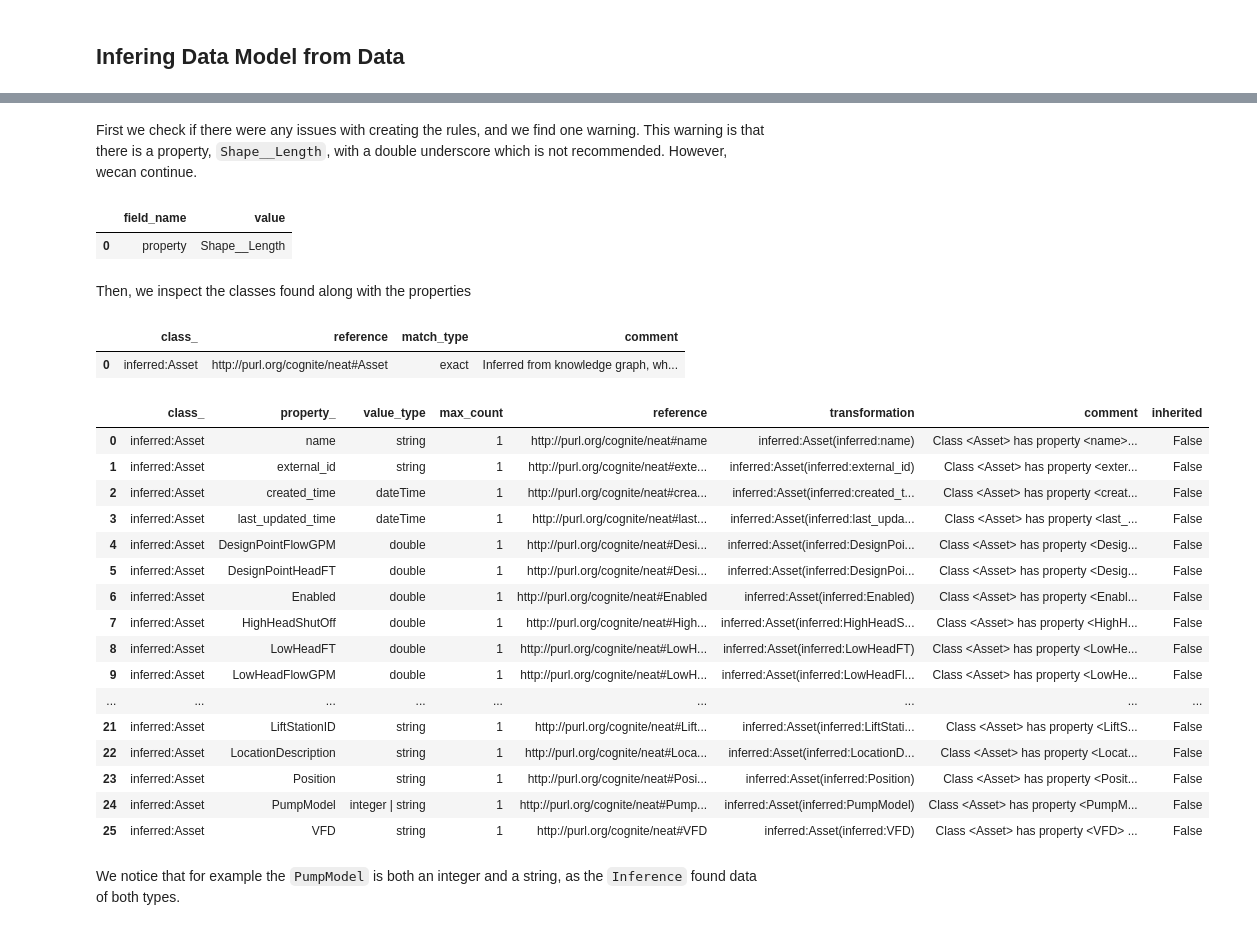
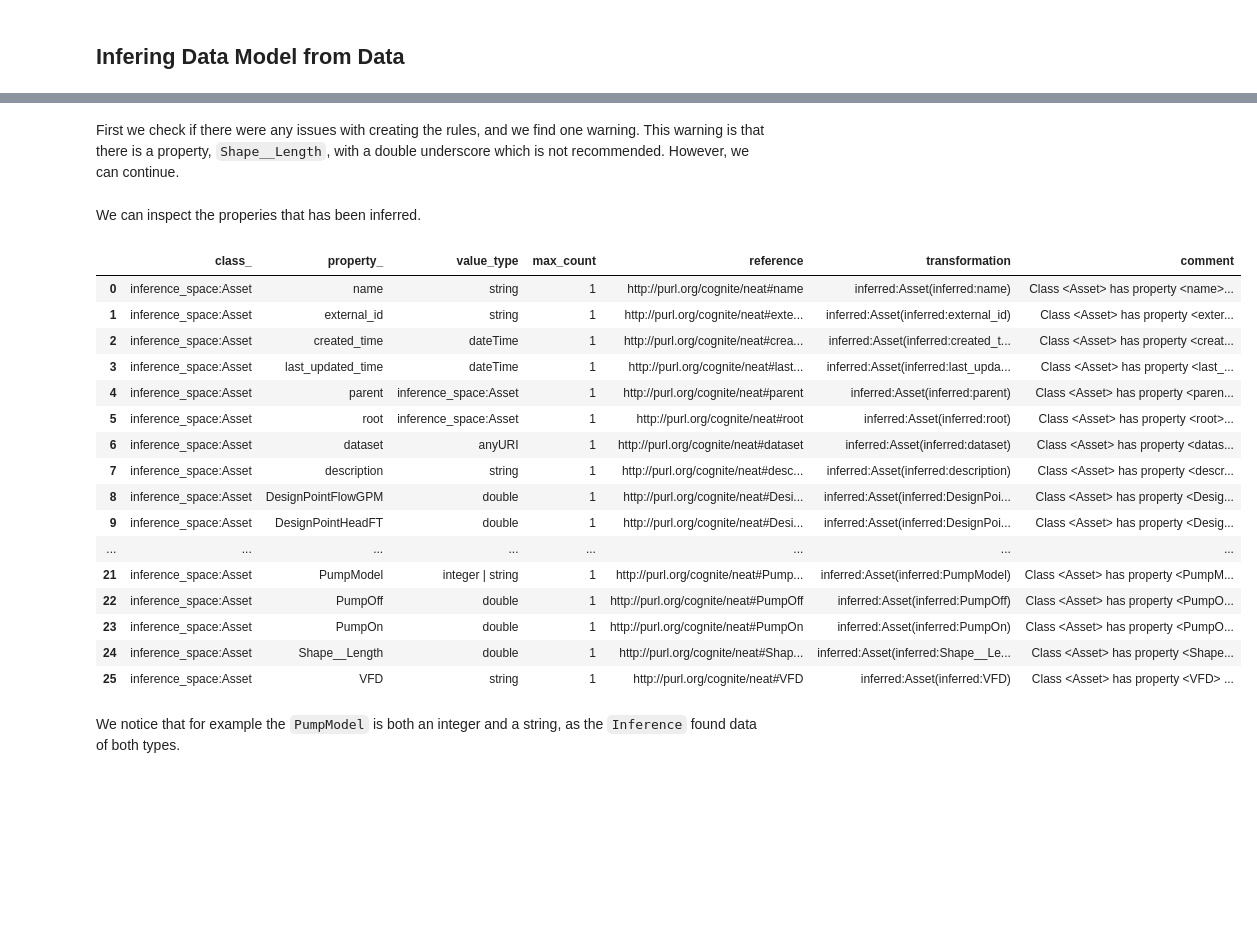
Before and after one commit to cognitedata/neat, a Jupyter notebook: docs/tutorials/data-onboarding/asset_hierarchy_migration.ipynb, the cells around one changed output, grey strips where cells are left out. Drawn from its saved outputs; the diff is of its cells as text; code cells hidden in the pictures; blank space fills up the shorter version.

```diff
--- a/docs/tutorials/data-onboarding/asset_hierarchy_migration.ipynb
+++ b/docs/tutorials/data-onboarding/asset_hierarchy_migration.ipynb
@@ -60,4 +28,4 @@ We see that there is a `.from_hierarchy` fatory method that fits well with what
 # %%
-client = get_cognite_client()
+client = get_cognite_client(".env")
 # %% [output]
 Found .env file in repository root. Loaded variables from .env file.
@@ -81,0 +32,3 @@ Provenance Provenance is a record of changes that have occurred in the graph sto
+# %%
+neat = NeatSession(client, storage="memory")
+neat
@@ -112,39 +74,29 @@ rules, issues = importer.to_rules()
 # %% [markdown]
 First we check if there were any issues with creating the rules, and we find one warning. This warning
 is that there is a property, `Shape__Length`, with a double underscore which is not recommended. However,
-wecan continue.
+we can continue.
-# %%
-issues
-# %% [output]
-|  | field_name | value |
-| 0 | property | Shape__Length |
-# %% [markdown]
-Then, we inspect the classes found along with the properties
-# %%
-rules.classes
-# %% [output]
-|  | class_ | reference | match_type | comment |
-| 0 | inferred:Asset | http://purl.org/cognite/neat#Asset | exact | Inferred from knowledge graph, wh... |
-# %%
-rules.properties
-# %% [output]
-|  | class_ | property_ | value_type | max_count | reference | transformation | comment | inherited |
-| 0 | inferred:Asset | name | string | 1 | http://purl.org/cognite/neat#name | inferred:Asset(inferred:name) | Class <Asset> has property <name>... | False |
-| 1 | inferred:Asset | external_id | string | 1 | http://purl.org/cognite/neat#exte... | inferred:Asset(inferred:external_id) | Class <Asset> has property <exter... | False |
-| 2 | inferred:Asset | created_time | dateTime | 1 | http://purl.org/cognite/neat#crea... | inferred:Asset(inferred:created_t... | Class <Asset> has property <creat... | False |
-| 3 | inferred:Asset | last_updated_time | dateTime | 1 | http://purl.org/cognite/neat#last... | inferred:Asset(inferred:last_upda... | Class <Asset> has property <last_... | False |
-| 4 | inferred:Asset | DesignPointFlowGPM | double | 1 | http://purl.org/cognite/neat#Desi... | inferred:Asset(inferred:DesignPoi... | Class <Asset> has property <Desig... | False |
-| 5 | inferred:Asset | DesignPointHeadFT | double | 1 | http://purl.org/cognite/neat#Desi... | inferred:Asset(inferred:DesignPoi... | Class <Asset> has property <Desig... | False |
-| 6 | inferred:Asset | Enabled | double | 1 | http://purl.org/cognite/neat#Enabled | inferred:Asset(inferred:Enabled) | Class <Asset> has property <Enabl... | False |
-| 7 | inferred:Asset | HighHeadShutOff | double | 1 | http://purl.org/cognite/neat#High... | inferred:Asset(inferred:HighHeadS... | Class <Asset> has property <HighH... | False |
-| 8 | inferred:Asset | LowHeadFT | double | 1 | http://purl.org/cognite/neat#LowH... | inferred:Asset(inferred:LowHeadFT) | Class <Asset> has property <LowHe... | False |
-| 9 | inferred:Asset | LowHeadFlowGPM | double | 1 | http://purl.org/cognite/neat#LowH... | inferred:Asset(inferred:LowHeadFl... | Class <Asset> has property <LowHe... | False |
-| ... | ... | ... | ... | ... | ... | ... | ... | ... |
-| 21 | inferred:Asset | LiftStationID | string | 1 | http://purl.org/cognite/neat#Lift... | inferred:Asset(inferred:LiftStati... | Class <Asset> has property <LiftS... | False |
-| 22 | inferred:Asset | LocationDescription | string | 1 | http://purl.org/cognite/neat#Loca... | inferred:Asset(inferred:LocationD... | Class <Asset> has property <Locat... | False |
-| 23 | inferred:Asset | Position | string | 1 | http://purl.org/cognite/neat#Posi... | inferred:Asset(inferred:Position) | Class <Asset> has property <Posit... | False |
-| 24 | inferred:Asset | PumpModel | integer | string | 1 | http://purl.org/cognite/neat#Pump... | inferred:Asset(inferred:PumpModel) | Class <Asset> has property <PumpM... | False |
-| 25 | inferred:Asset | VFD | string | 1 | http://purl.org/cognite/neat#VFD | inferred:Asset(inferred:VFD) | Class <Asset> has property <VFD> ... | False |
+# %% [markdown]
+We can inspect the properies that has been inferred.
+# %%
+neat.inspect.properties
+# %% [output]
+|  | class_ | property_ | value_type | max_count | reference | transformation | comment |
+| 0 | inference_space:Asset | name | string | 1 | http://purl.org/cognite/neat#name | inferred:Asset(inferred:name) | Class <Asset> has property <name>... |
+| 1 | inference_space:Asset | external_id | string | 1 | http://purl.org/cognite/neat#exte... | inferred:Asset(inferred:external_id) | Class <Asset> has property <exter... |
+| 2 | inference_space:Asset | created_time | dateTime | 1 | http://purl.org/cognite/neat#crea... | inferred:Asset(inferred:created_t... | Class <Asset> has property <creat... |
+| 3 | inference_space:Asset | last_updated_time | dateTime | 1 | http://purl.org/cognite/neat#last... | inferred:Asset(inferred:last_upda... | Class <Asset> has property <last_... |
+| 4 | inference_space:Asset | parent | inference_space:Asset | 1 | http://purl.org/cognite/neat#parent | inferred:Asset(inferred:parent) | Class <Asset> has property <paren... |
+| 5 | inference_space:Asset | root | inference_space:Asset | 1 | http://purl.org/cognite/neat#root | inferred:Asset(inferred:root) | Class <Asset> has property <root>... |
+| 6 | inference_space:Asset | dataset | anyURI | 1 | http://purl.org/cognite/neat#dataset | inferred:Asset(inferred:dataset) | Class <Asset> has property <datas... |
+| 7 | inference_space:Asset | description | string | 1 | http://purl.org/cognite/neat#desc... | inferred:Asset(inferred:description) | Class <Asset> has property <descr... |
+| 8 | inference_space:Asset | DesignPointFlowGPM | double | 1 | http://purl.org/cognite/neat#Desi... | inferred:Asset(inferred:DesignPoi... | Class <Asset> has property <Desig... |
+| 9 | inference_space:Asset | DesignPointHeadFT | double | 1 | http://purl.org/cognite/neat#Desi... | inferred:Asset(inferred:DesignPoi... | Class <Asset> has property <Desig... |
+| ... | ... | ... | ... | ... | ... | ... | ... |
+| 21 | inference_space:Asset | PumpModel | integer | string | 1 | http://purl.org/cognite/neat#Pump... | inferred:Asset(inferred:PumpModel) | Class <Asset> has property <PumpM... |
+| 22 | inference_space:Asset | PumpOff | double | 1 | http://purl.org/cognite/neat#PumpOff | inferred:Asset(inferred:PumpOff) | Class <Asset> has property <PumpO... |
+| 23 | inference_space:Asset | PumpOn | double | 1 | http://purl.org/cognite/neat#PumpOn | inferred:Asset(inferred:PumpOn) | Class <Asset> has property <PumpO... |
+| 24 | inference_space:Asset | Shape__Length | double | 1 | http://purl.org/cognite/neat#Shap... | inferred:Asset(inferred:Shape__Le... | Class <Asset> has property <Shape... |
+| 25 | inference_space:Asset | VFD | string | 1 | http://purl.org/cognite/neat#VFD | inferred:Asset(inferred:VFD) | Class <Asset> has property <VFD> ... |
 # %% [markdown]
 We notice that for example the `PumpModel` is both an integer and a string, as the `Inference` found data of both types.
 # %% [markdown]
```
Also changed, not shown: parts of 65 cells of this notebook, 6 other files.
